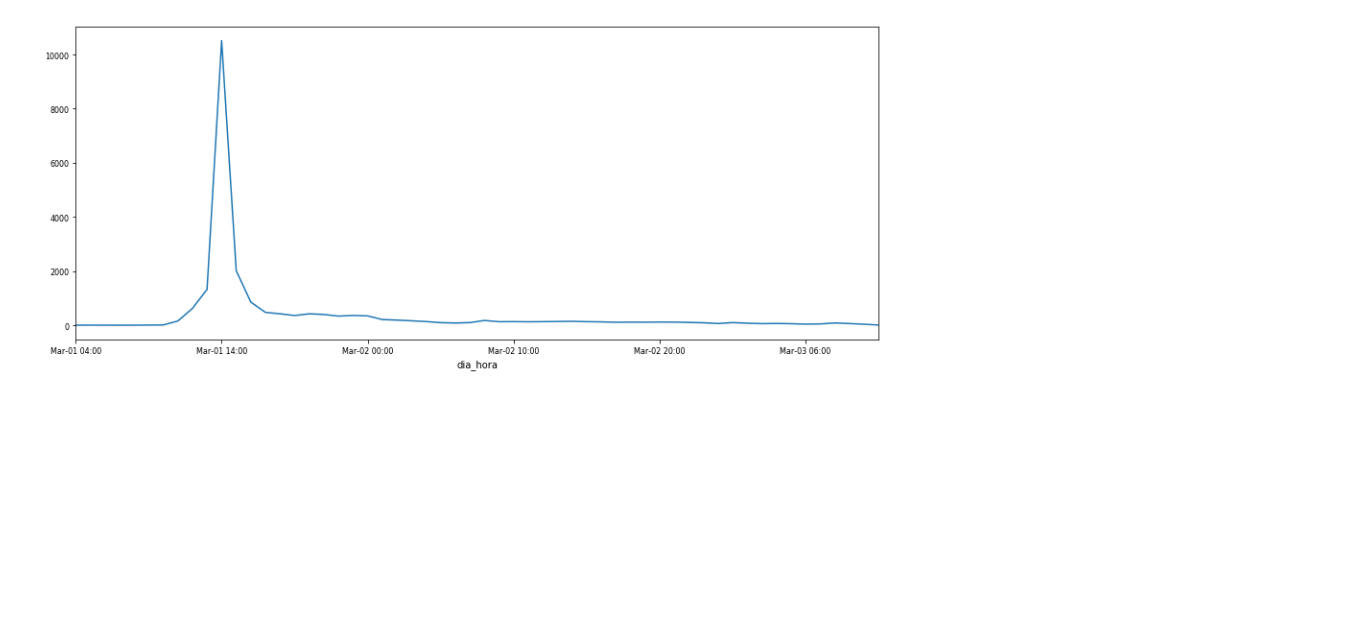
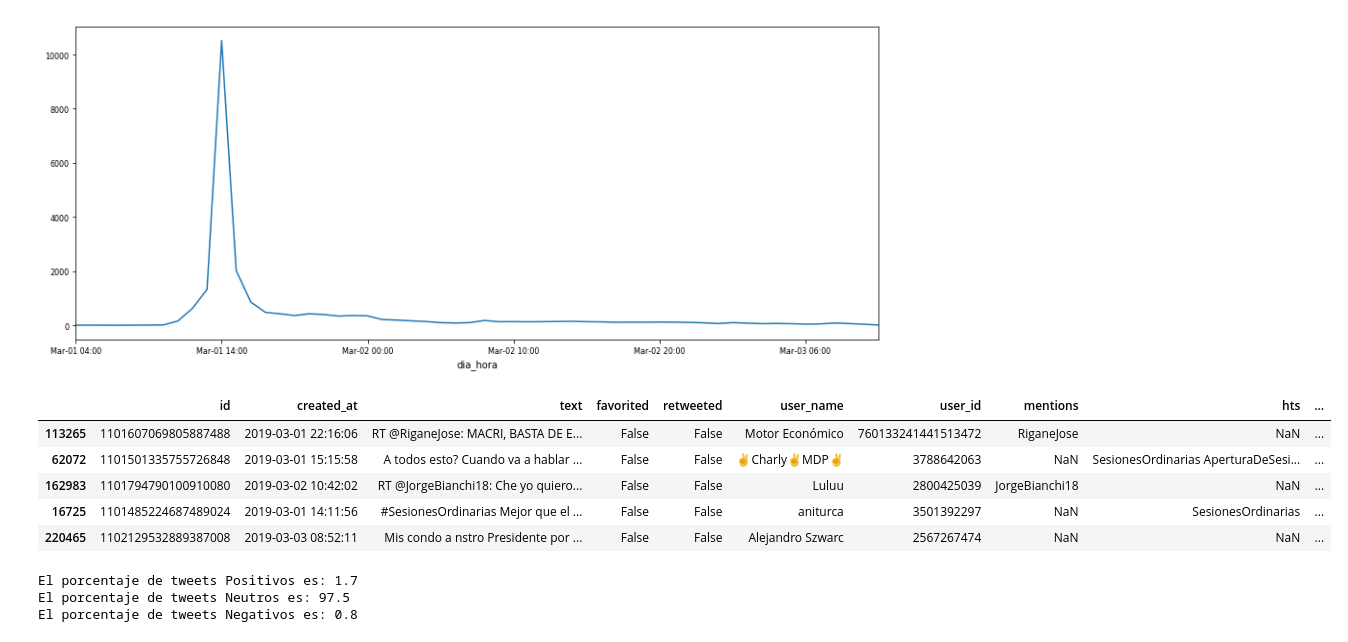
Before and after one commit to causapablo/Tweeter-, a Jupyter notebook: 1.0-analisis-tweets-modified.ipynb, the cells around one changed output. Saved outputs shown, nothing was run; the diff lists cells and outputs as text; code cells hidden in the pictures; blank space fills up the shorter version.

Commit message:
Baseline para el analisis de sentimientos de tweets

```diff
--- a/1.0-analisis-tweets-modified.ipynb
+++ b/1.0-analisis-tweets-modified.ipynb
@@ -226,3 +230,14 @@ hts_hora.plot(figsize=(15,6), fontsize=8)
 # %% [output]
 <matplotlib.axes._subplots.AxesSubplot at 0x...>
 [figure]
+# %%
+tweets['cleansed_text'] = tweets['text'].apply(clean)
+# %%
+tweets.sample(5)
+# %% [output]
+|  | id | created_at | text | favorited | retweeted | user_name | user_id | mentions | hts | ... |
+| 113265 | 1101607069805887488 | 2019-03-01 22:16:06 | RT @RiganeJose: MACRI, BASTA DE E... | False | False | Motor Económico | 760133241441513472 | RiganeJose | NaN | ... |
+| 62072 | 1101501335755726848 | 2019-03-01 15:15:58 | A todos esto? Cuando va a hablar ... | False | False | ✌Charly✌MDP✌ | 3788642063 | NaN | SesionesOrdinarias AperturaDeSesi... | ... |
+| 162983 | 1101794790100910080 | 2019-03-02 10:42:02 | RT @JorgeBianchi18: Che yo quiero... | False | False | Luluu | 2800425039 | JorgeBianchi18 | NaN | ... |
+| 16725 | 1101485224687489024 | 2019-03-01 14:11:56 | #SesionesOrdinarias Mejor que el ... | False | False | aniturca | 3501392297 | NaN | SesionesOrdinarias | ... |
+| 220465 | 1102129532889387008 | 2019-03-03 08:52:11 | Mis condo a nstro Presidente por ... | False | False | Alejandro Szwarc | 2567267474 | NaN | NaN | ... |
@@ -228,0 +259,7 @@ hts_hora.plot(figsize=(15,6), fontsize=8)
+# %%
+for rating in sentiment:
+    print("El porcentaje de tweets "+rating+"s","es: {}".format(round(len(tweets[tweets['sentiment']==sentiment[rating]])*100/len(tweets),1)))
+# %% [output]
+El porcentaje de tweets Positivos es: 1.7
+El porcentaje de tweets Neutros es: 97.5
+El porcentaje de tweets Negativos es: 0.8
```
Also changed, not shown: parts of 9 cells of this notebook.
